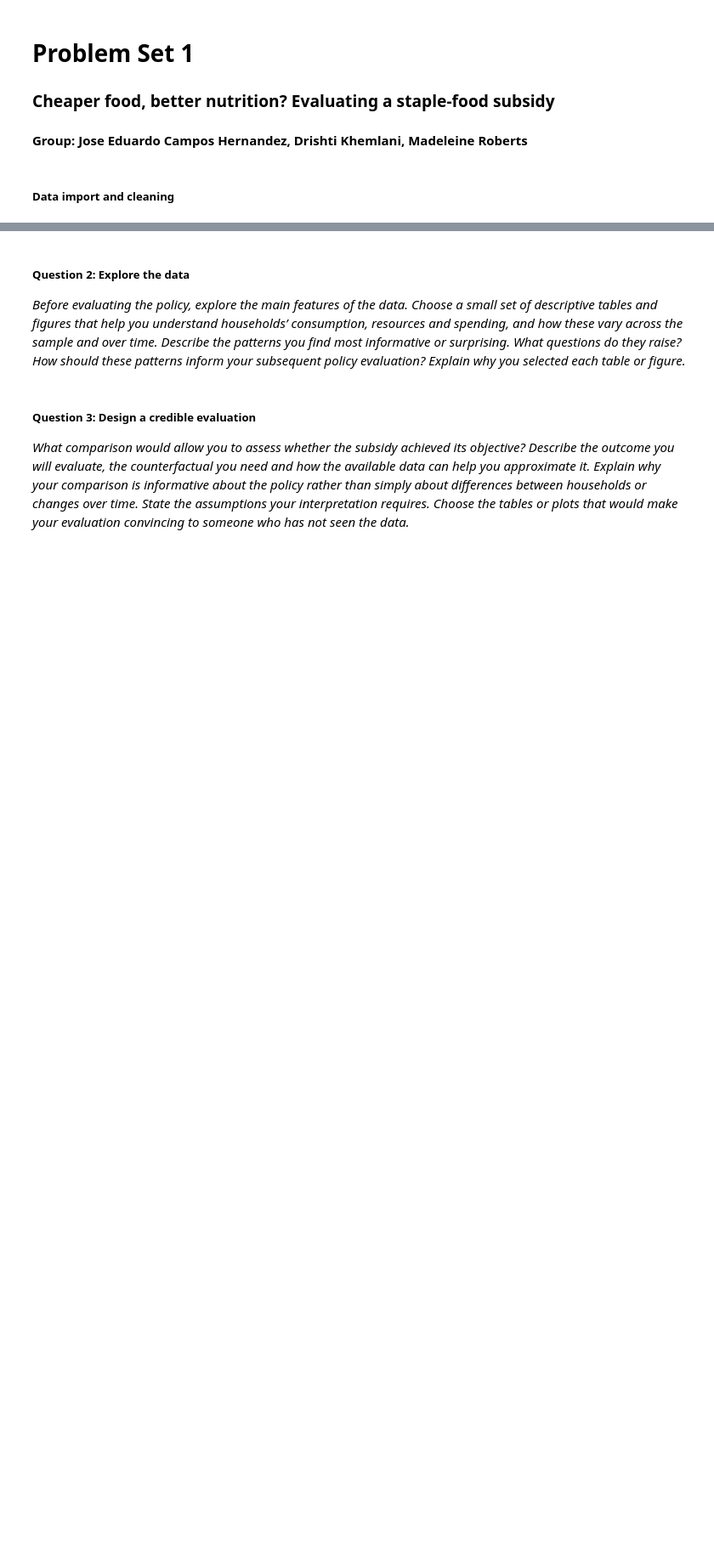
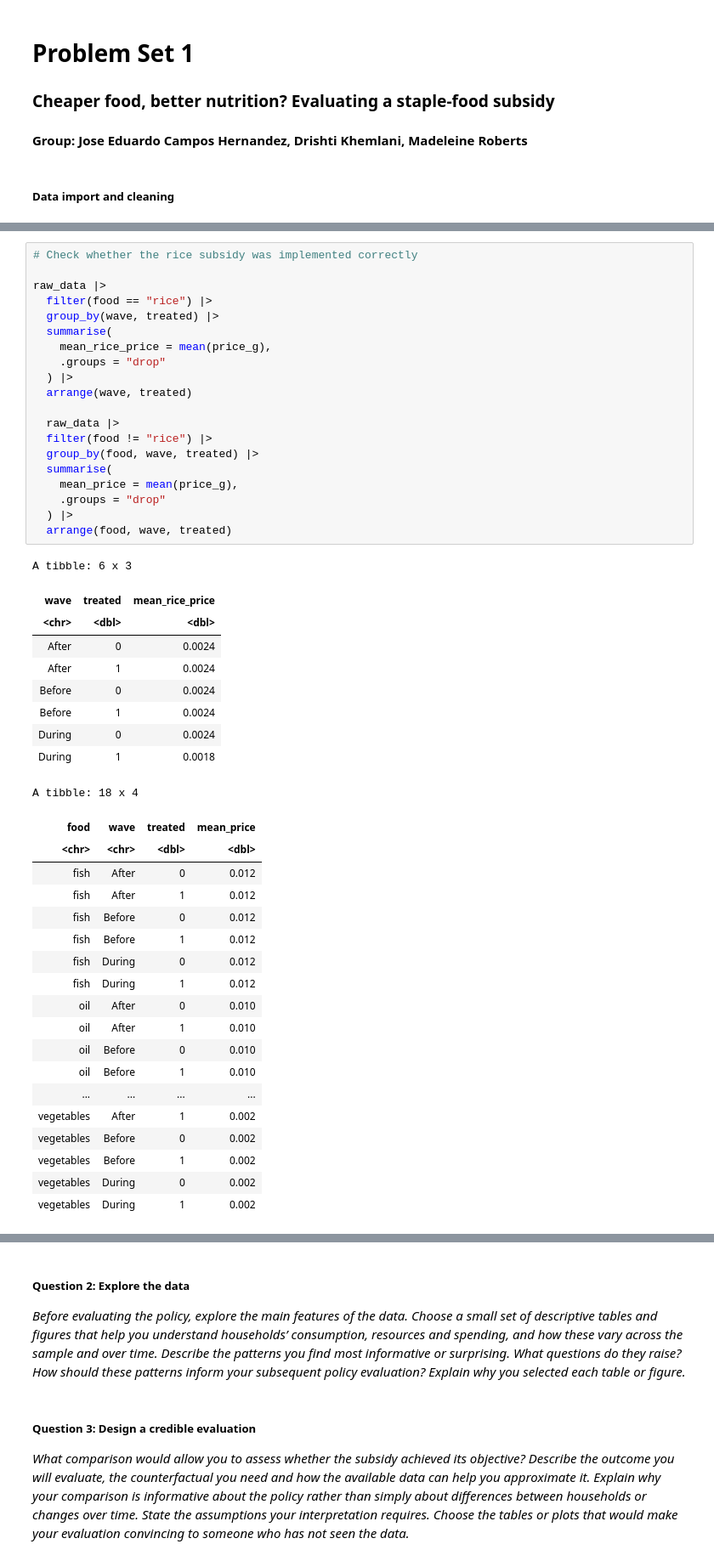
Before and after one commit to drishtikhemlani2306/pau_milan_assignment_1, a Jupyter notebook: assignment1_notebook.ipynb, the cells around one changed output, grey strips where cells are left out. Shown at 85% size. Cells and saved outputs as stored; diff of their text form; blank space fills up the shorter version.

Commit message:
Complete Question 1 analysis and data checks

```diff
--- a/assignment1_notebook.ipynb
+++ b/assignment1_notebook.ipynb
@@ -74,0 +145,49 @@ Table 1 provides means for treatment and control groups for key variables in the
+# %%
+# Check whether the rice subsidy was implemented correctly
+
+raw_data |>
+  filter(food == "rice") |>
+  group_by(wave, treated) |>
+  summarise(
+    mean_rice_price = mean(price_g),
+    .groups = "drop"
+  ) |>
+  arrange(wave, treated)
+
+  raw_data |>
+  filter(food != "rice") |>
+  group_by(food, wave, treated) |>
+  summarise(
+    mean_price = mean(price_g),
+    .groups = "drop"
+  ) |>
+  arrange(food, wave, treated)
+# %% [output]
+A tibble: 6 x 3
+| wave | treated | mean_rice_price |
+| <chr> | <dbl> | <dbl> |
+| After | 0 | 0.0024 |
+| After | 1 | 0.0024 |
+| Before | 0 | 0.0024 |
+| Before | 1 | 0.0024 |
+| During | 0 | 0.0024 |
+| During | 1 | 0.0018 |
+A tibble: 18 x 4
+| food | wave | treated | mean_price |
+| <chr> | <chr> | <dbl> | <dbl> |
+| fish | After | 0 | 0.012 |
+| fish | After | 1 | 0.012 |
+| fish | Before | 0 | 0.012 |
+| fish | Before | 1 | 0.012 |
+| fish | During | 0 | 0.012 |
+| fish | During | 1 | 0.012 |
+| oil | After | 0 | 0.010 |
+| oil | After | 1 | 0.010 |
+| oil | Before | 0 | 0.010 |
+| oil | Before | 1 | 0.010 |
+| ... | ... | ... | ... |
+| vegetables | After | 1 | 0.002 |
+| vegetables | Before | 0 | 0.002 |
+| vegetables | Before | 1 | 0.002 |
+| vegetables | During | 0 | 0.002 |
+| vegetables | During | 1 | 0.002 |
```
Also changed, not shown: parts of 13 cells of this notebook.
